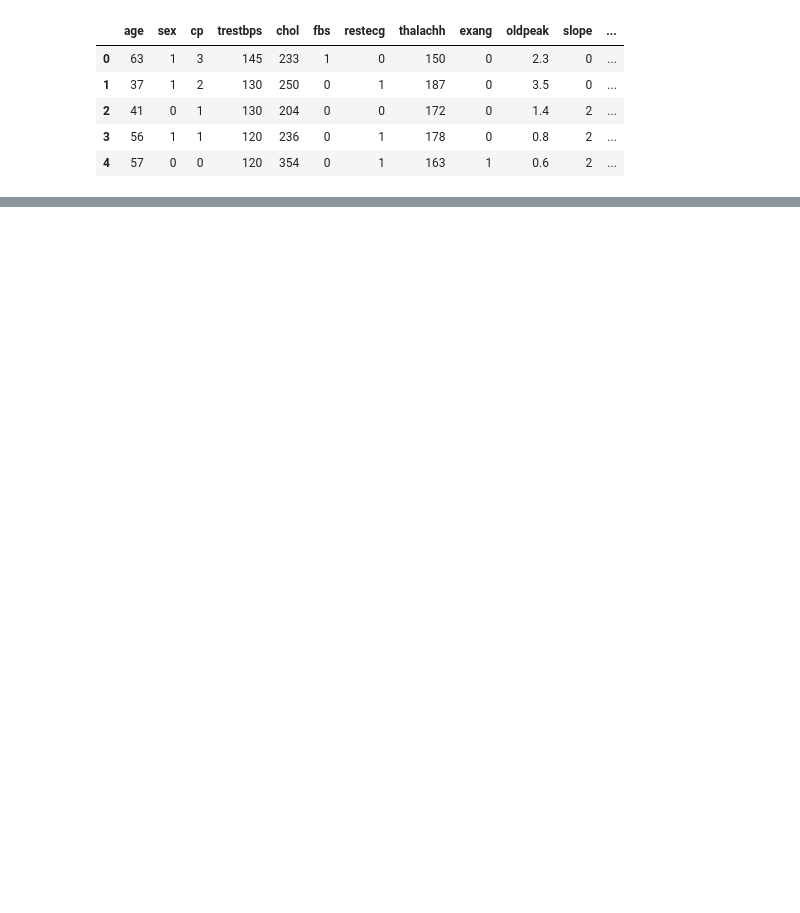
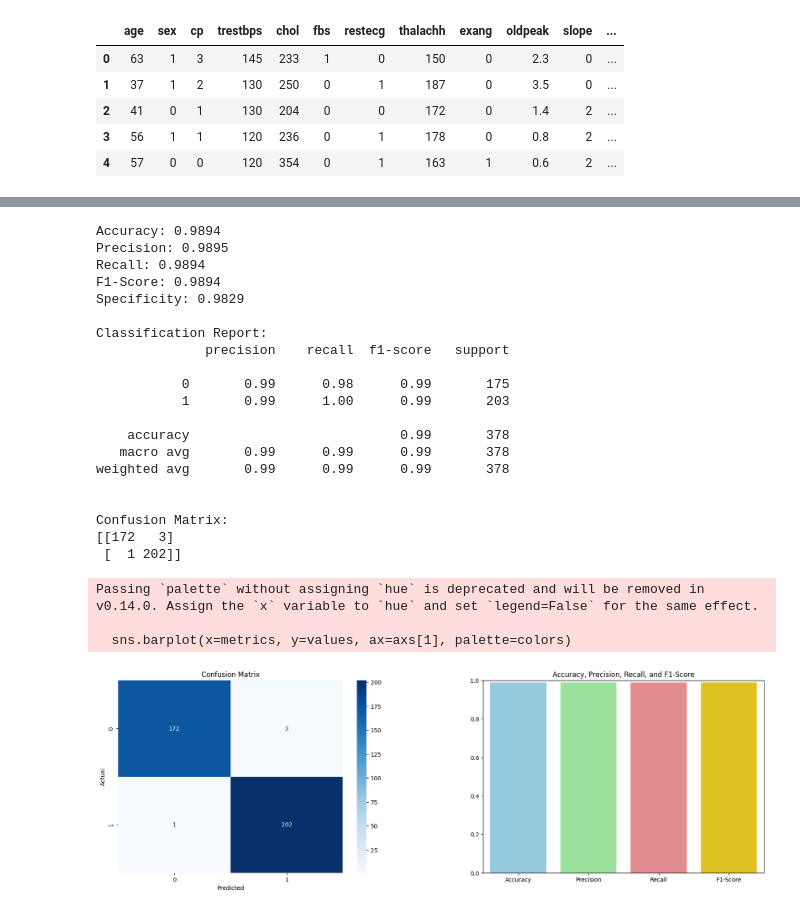
Before and after one commit to nfarhaan/Heart-Attack-Prediction-Using-Machine-Learning, a Jupyter notebook: decision_tree.ipynb, the cells around one changed output, grey strips where cells are left out. Saved outputs shown, nothing was run; the diff lists cells and outputs as text; code cells hidden in the pictures; blank space fills up the shorter version.

```diff
--- a/decision_tree.ipynb
+++ b/decision_tree.ipynb
@@ -136,41 +138,98 @@ data
 # %%
 import matplotlib.pyplot as plt
 import seaborn as sns
+
+# Function to calculate specificity from the confusion matrix
+def calculate_specificity(conf_matrix):
+    # Confusion matrix format: [[TN, FP], [FN, TP]]
+    TN, FP, FN, TP = conf_matrix.ravel()
+    specificity = TN / (TN + FP)
+    return specificity
 
 # Function to visualize the confusion matrix and bar plot of accuracy, precision, recall, and F1-score
 def display_metrics_graph(accuracy, precision, recall, f1, conf_matrix):
     # Create subplots
     fig, axs = plt.subplots(1, 2, figsize=(20, 6))  # Two subplots: confusion matrix and precision/recall/F1-score
 
     # Plot the confusion matrix as a heatmap
     sns.heatmap(conf_matrix, annot=True, fmt='d', cmap='Blues', ax=axs[0])
     axs[0].set_xlabel('Predicted')
     axs[0].set_ylabel('Actual')
     axs[0].set_title('Confusion Matrix')
 
     # Plot Accuracy, Precision, Recall, and F1-Score
     metrics = ['Accuracy', 'Precision', 'Recall', 'F1-Score']
     values = [accuracy, precision, recall, f1]
     colors = ['skyblue', 'lightgreen', 'lightcoral', 'gold']  # Different colors for each bar
 
     sns.barplot(x=metrics, y=values, ax=axs[1], palette=colors)
     axs[1].set_ylim(0, 1)
     axs[1].set_title('Accuracy, Precision, Recall, and F1-Score')
 
     # Adjust the space between the subplots
     plt.subplots_adjust(wspace=0.3)
 
     # Display the plots
     plt.show()
 
-# Function to display the metrics in text format
-def display_metrics_text(accuracy, precision, recall, f1, class_report):
+# Function to display the metrics in text format, including specificity
+def display_metrics_text(accuracy, precision, recall, f1, class_report, conf_matrix):
+    # Calculate specificity
+    specificity = calculate_specificity(conf_matrix)
+
     print(f"Accuracy: {accuracy:.4f}")
     print(f"Precision: {precision:.4f}")
     print(f"Recall: {recall:.4f}")
     print(f"F1-Score: {f1:.4f}")
+    print(f"Specificity: {specificity:.4f}")  # Display specificity
     print("\nClassification Report:")
     print(class_report)
+
+    # Print the confusion matrix
+    print("\nConfusion Matrix:")
+    print(conf_matrix)
+
+# Select the row with the highest accuracy from the DataFrame
+best_result = data.iloc[0]  # First row will be the best result, as data is sorted by accuracy
+
+# Extract the metrics from the best result
+accuracy = best_result['accuracy']
+precision = best_result['precision']
+recall = best_result['recall']
+f1 = best_result['f1']
+conf_matrix = best_result['confusion_matrix']
+class_report = best_result['classification_report']
+
+# Display the metrics in text format for the best random_state including the confusion matrix and specificity
+display_metrics_text(accuracy, precision, recall, f1, class_report, conf_matrix)
+
+# Display the confusion matrix and metrics graph for the best random_state
+display_metrics_graph(accuracy, precision, recall, f1, conf_matrix)
+# %% [output]
+Accuracy: 0.9894
+Precision: 0.9895
+Recall: 0.9894
+F1-Score: 0.9894
+Specificity: 0.9829
+
+Classification Report:
+              precision    recall  f1-score   support
+
+           0       0.99      0.98      0.99       175
+           1       0.99      1.00      0.99       203
+
+    accuracy                           0.99       378
+   macro avg       0.99      0.99      0.99       378
+weighted avg       0.99      0.99      0.99       378
+
+
+Confusion Matrix:
+[[172   3]
+ [  1 202]]
+Passing `palette` without assigning `hue` is deprecated and will be removed in v0.14.0. Assign the `x` variable to `hue` and set `legend=False` for the same effect.
+
+  sns.barplot(x=metrics, y=values, ax=axs[1], palette=colors)
+[figure, added]
 # %%
 import os
 from sklearn import tree
```
Also changed, not shown: parts of 8 cells of this notebook, 2 other files.
